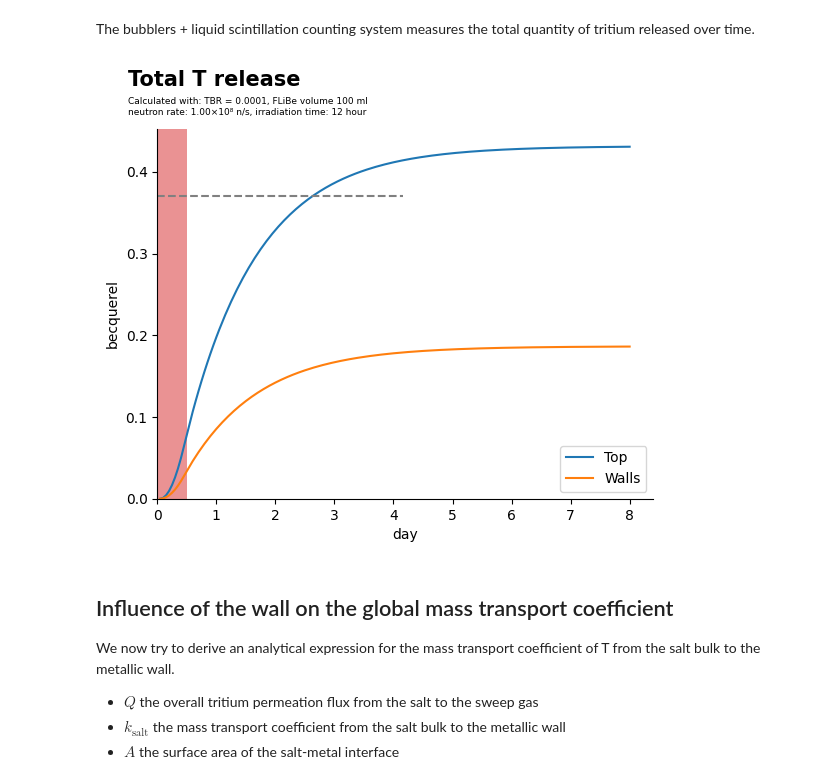
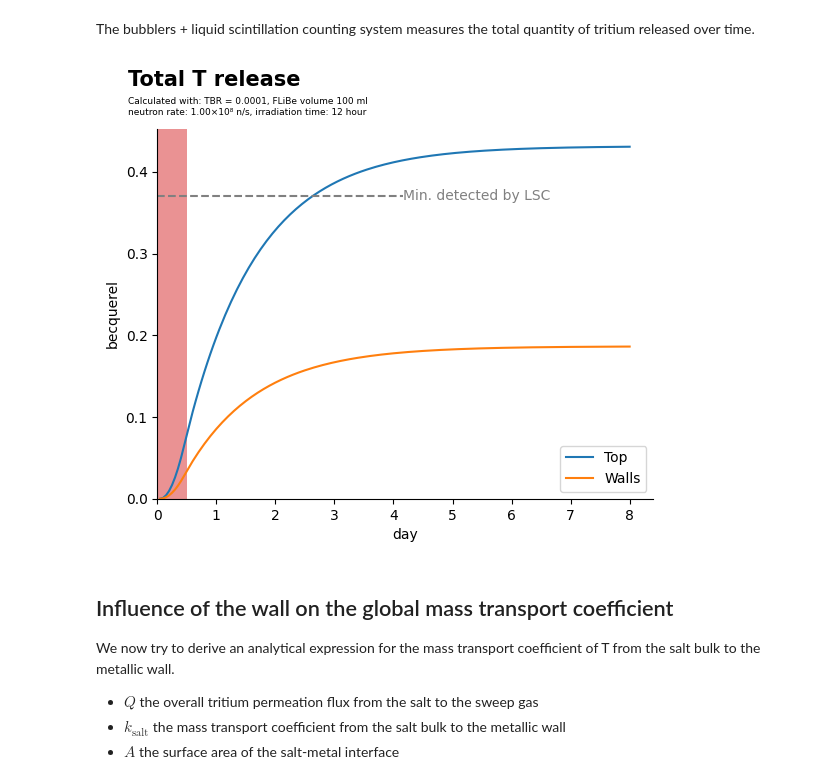
Before and after one commit to LIBRA-project/BABY-100-mL-runs, a Jupyter notebook: baby_dynamics.ipynb, the cells around one changed output. Saved outputs shown, nothing was run; the diff lists cells and outputs as text; code cells hidden in the pictures.

```diff
--- a/baby_dynamics.ipynb
+++ b/baby_dynamics.ipynb
@@ -320,35 +320,35 @@ integrated_wall = (
         wall_release.to(ureg.Bq * ureg.h**-1), baby_model.times.to(ureg.h), initial=0
     )
     * ureg.Bq
 )
 plt.plot(baby_model.times.to(ureg.h), integrated_top, label="Top")
 plt.plot(baby_model.times.to(ureg.h), integrated_wall, label="Walls")
 plt.legend()
 
 
 minimum_act_detecable_LSC = 2 * ureg.pCi
 LSC_sample_volume = 2 * ureg.ml
 minimum_conc_detecable_LSC = minimum_act_detecable_LSC/LSC_sample_volume
 vial_volume = 10 *ureg.ml
 
 l = plt.hlines(vial_volume * minimum_conc_detecable_LSC, xmin=0*ureg.h, xmax=100*ureg.h, linestyle="dashed", color="grey", label="Min. detected by LSC")
 
 plt.annotate(
     l.get_label(),
-    xy=(12*ureg.h, 0.6*ureg.Bq),
+    xy=(100*ureg.h, vial_volume * minimum_conc_detecable_LSC),
     va="center",
     color="grey",
 )
 
 plt.axvspan(0*ureg.h, baby_model.exposure_time, facecolor='tab:red', alpha=0.5)
 plt.annotate("Irradiation", (baby_model.exposure_time, 4*ureg.Bq), color="tab:red", alpha=0.5)
 
 plt.xlim(left=0*ureg.h)
 plt.ylim(bottom=0*ureg.Bq)
 plt.gca().spines.top.set_visible(False)
 plt.gca().spines.right.set_visible(False)
 # %% [output]
-[figure, old version]
+[figure, new version]
 # %% [markdown]
 ## Influence of the wall on the global mass transport coefficient
 
```
Also changed, not shown: parts of 3 cells of this notebook.
